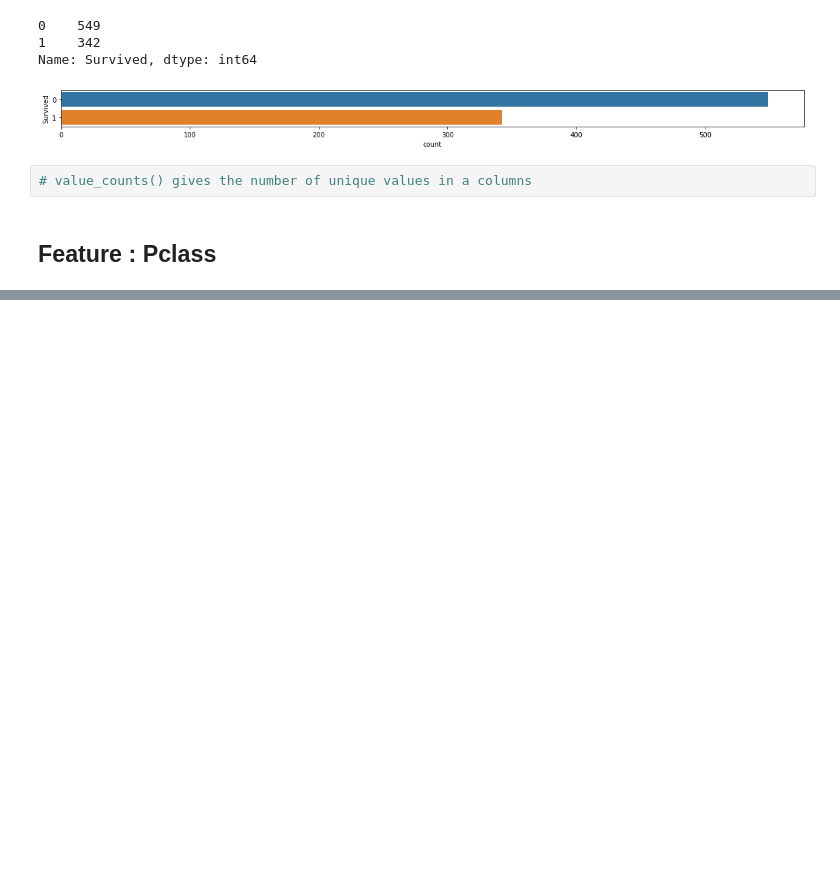
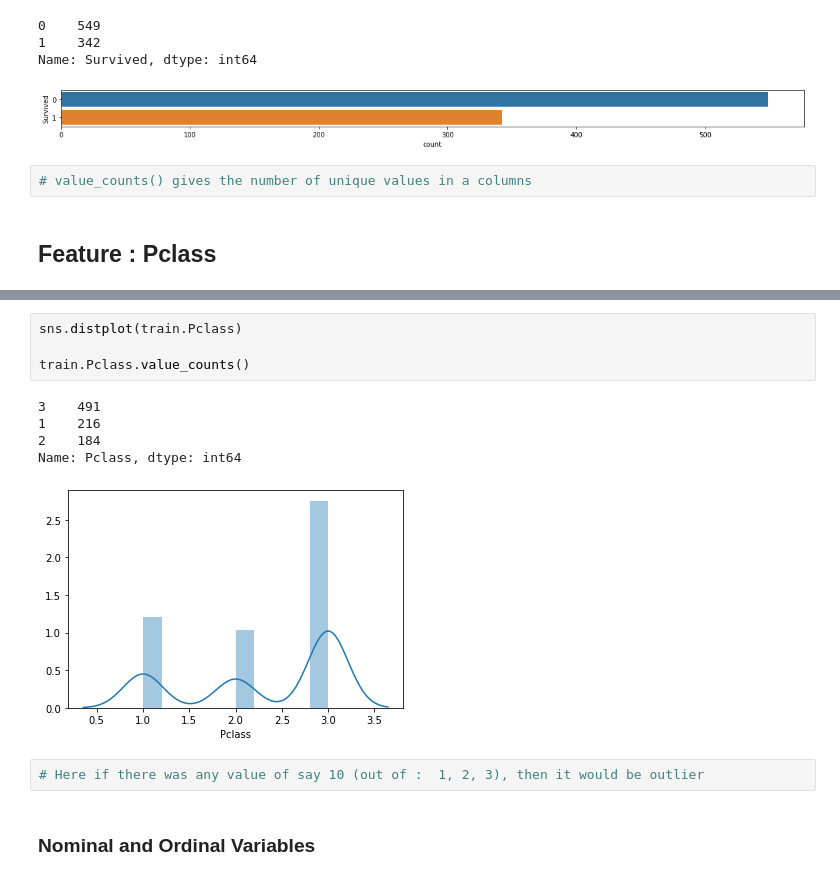
Before and after one commit to geegatomar/Kaggle-, a Jupyter notebook: Titanic/EDA.ipynb, the cells around one changed output, grey strips where cells are left out. Saved outputs shown, nothing was run; the diff lists cells and outputs as text; blank space fills up the shorter version.

```diff
--- a/Titanic/EDA.ipynb
+++ b/Titanic/EDA.ipynb
@@ -89,0 +99,14 @@ Name: Survived, dtype: int64
+# %%
+sns.distplot(train.Pclass)
+
+train.Pclass.value_counts()
+# %% [output]
+3    491
+1    216
+2    184
+Name: Pclass, dtype: int64
+[figure, added]
+# %%
+# Here if there was any value of say 10 (out of :  1, 2, 3), then it would be outlier
+# %% [markdown]
+### Nominal and Ordinal Variables
```
Also changed, not shown: parts of 64 cells of this notebook, 7 other files.
